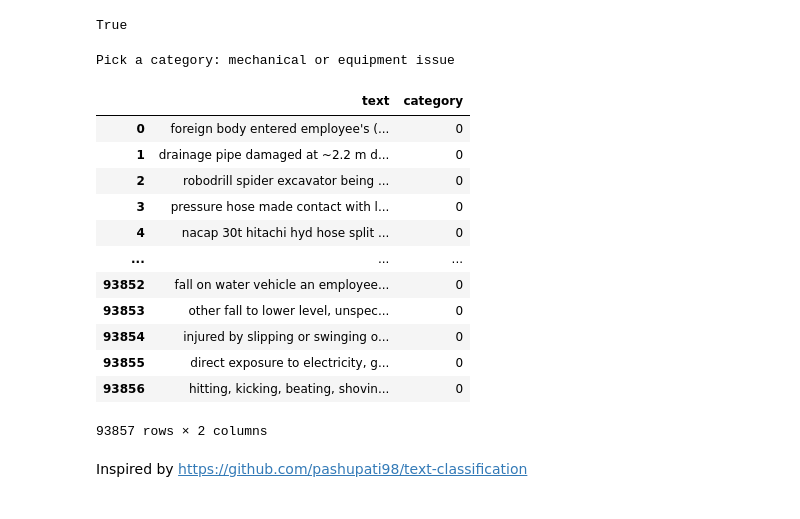
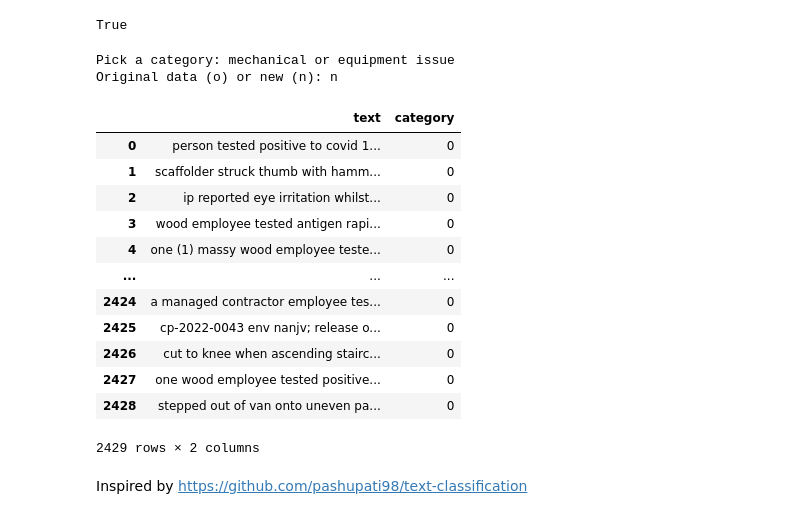
Before and after one commit to 3minuterecord/safety_report_topic_classification, a Jupyter notebook: 02_data_preparation/create_data_for_model.ipynb, the cells around one changed output. Cells and saved outputs as stored; diff of their text form; code cells hidden in the pictures.

Commit message:
Latest data prep notebook

```diff
--- a/02_data_preparation/create_data_for_model.ipynb
+++ b/02_data_preparation/create_data_for_model.ipynb
@@ -72,6 +78,7 @@ focus_cats = [
     'mechanical or equipment issue'
     ]
 
+# Base case data used for training, validation and testing
 fns = [
     'hydraulic fluid or oil leak_577_out_df_temp',
     'line strike_326_out_df_temp',
@@ -80,6 +87,16 @@ fns = [
     'mechanical or equipment issue_471_out_df_temp'
 ]
 
+# Additional data recieved after models were created and tested
+fnt = [
+    'hydraulic fluid or oil leak_31_out_df_temp',
+    'line strike_8_out_df_temp',
+    'site compliance or practice issue_6_out_df_temp',
+    'ppe non-compliance_7_out_df_temp',
+    'mechanical or equipment issue_11_out_df_temp'
+]
+
+# NOTE USED IN FINAL SOLUTION
 # Filename for fabricated data(by decoder) file
 # This is used at the end for denoising & normalising the fabricated data before
 # use in TC modelling.
@@ -87,36 +104,43 @@ fnfs = 'hydraulic fluid or oil leak_7920'
 # %%
 # Select a category to load
 pick = input('Pick a category: ')
+data = input('Original data (o) or new (n): ')
 index = focus_cats.index(pick)
 focus_cat = focus_cats[index]
-fn = fns[index]
+
+if data == 'o':
+    fn = fns[index]
+elif data == 'n':
+    fn = fnt[index]
+
 fnf = fnfs[index]
 
 # Load the base data
 df = pd.read_csv(f'08_output/{fn}.csv')
 df = df[['text', 'category']]
 
 # Convert category to binary 1/0
 # Remeber that 1 is a rule-book hit & not necessarily the 'truth'
 df['category'] = df['category'].apply(lambda x : x.replace("*** Not Classified", "0"))
 df['category'] = df['category'].apply(lambda x : x.replace(focus_cat, "1"))
 df['category'] = df['category'].astype(int)
 df
 # %% [output]
 Pick a category: mechanical or equipment issue
+Original data (o) or new (n): n
 |  | text | category |
-| 0 | foreign body entered employee's (... | 0 |
-| 1 | drainage pipe damaged at ~2.2 m d... | 0 |
-| 2 | robodrill spider excavator being ... | 0 |
-| 3 | pressure hose made contact with l... | 0 |
-| 4 | nacap 30t hitachi hyd hose split ... | 0 |
+| 0 | person tested positive to covid 1... | 0 |
+| 1 | scaffolder struck thumb with hamm... | 0 |
+| 2 | ip reported eye irritation whilst... | 0 |
+| 3 | wood employee tested antigen rapi... | 0 |
+| 4 | one (1) massy wood employee teste... | 0 |
 | ... | ... | ... |
-| 93852 | fall on water vehicle an employee... | 0 |
-| 93853 | other fall to lower level, unspec... | 0 |
-| 93854 | injured by slipping or swinging o... | 0 |
-| 93855 | direct exposure to electricity, g... | 0 |
-| 93856 | hitting, kicking, beating, shovin... | 0 |
+| 2424 | a managed contractor employee tes... | 0 |
+| 2425 | cp-2022-0043 env nanjv; release o... | 0 |
+| 2426 | cut to knee when ascending stairc... | 0 |
+| 2427 | one wood employee tested positive... | 0 |
+| 2428 | stepped out of van onto uneven pa... | 0 |
-93857 rows × 2 columns
+2429 rows × 2 columns
 # %% [markdown]
 Inspired by
 https://github.com/pashupati98/text-classification
```
Also changed, not shown: parts of 5 cells of this notebook, 1 other file.
